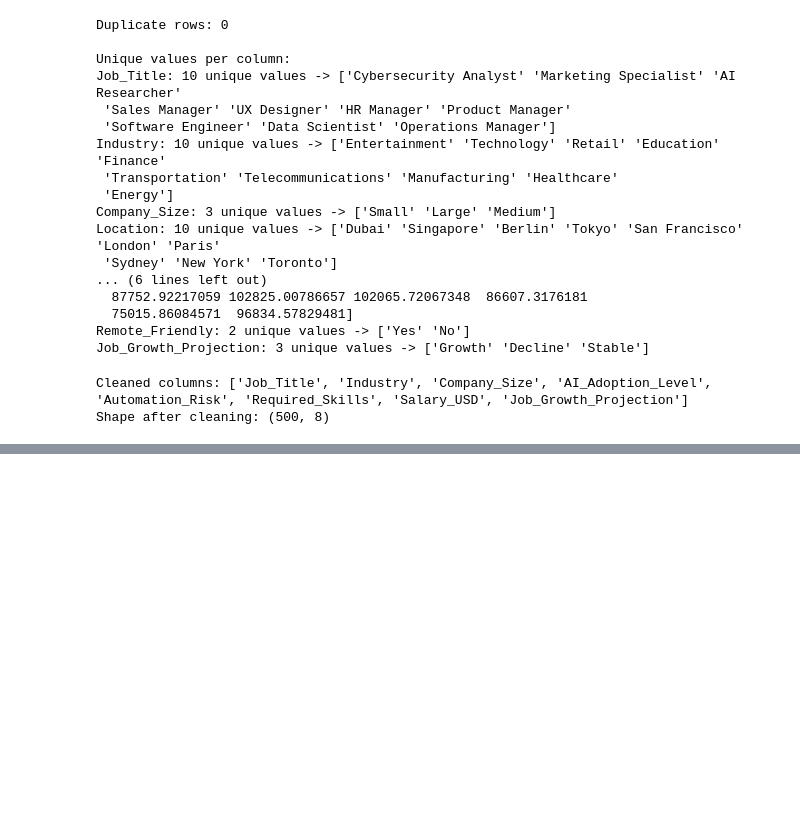
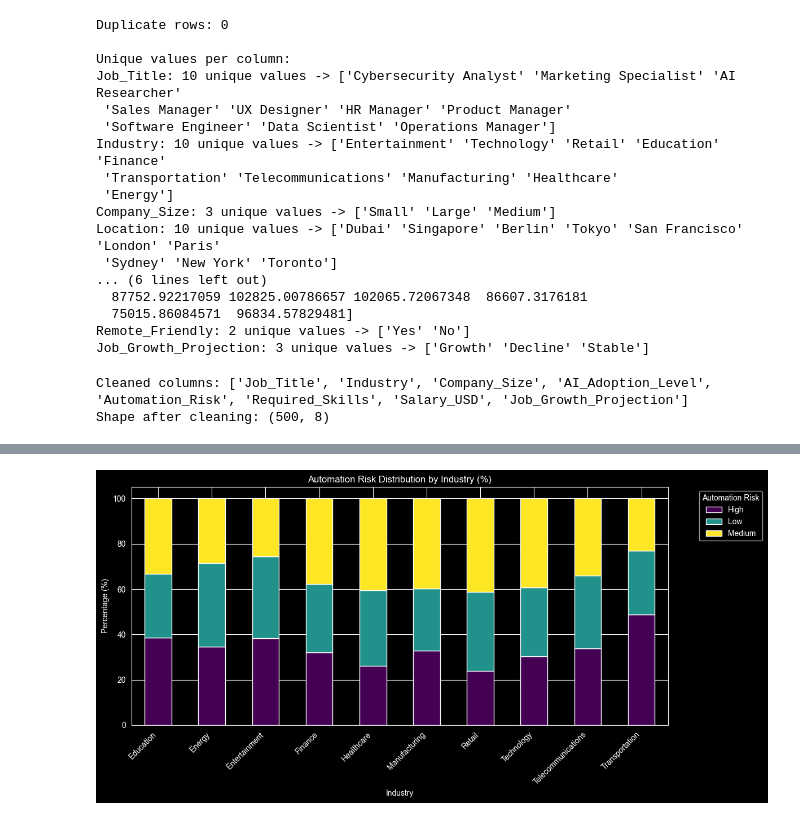
Before and after one commit to adrianofgnwn/AI-Automation-Risk-Predictor, a Jupyter notebook: notebooks/ai_automation_risk.ipynb, the cells around one changed output, grey strips where cells are left out. Saved outputs shown, nothing was run; the diff lists cells and outputs as text; code cells hidden in the pictures; blank space fills up the shorter version.

```diff
--- a/notebooks/ai_automation_risk.ipynb
+++ b/notebooks/ai_automation_risk.ipynb
@@ -96,0 +119,15 @@ Shape after cleaning: (500, 8)
+# %%
+# Stacked bar chart - Automation Risk % by Industry
+risk_industry = df_clean.groupby(['Industry', 'Automation_Risk']).size().unstack()
+risk_industry_pct = risk_industry.div(risk_industry.sum(axis=1), axis=0) * 100
+
+risk_industry_pct.plot(kind='bar', stacked=True, figsize=(12, 6), colormap='viridis')
+plt.title('Automation Risk Distribution by Industry (%)')
+plt.xlabel('Industry')
+plt.ylabel('Percentage (%)')
+plt.xticks(rotation=45, ha='right')
+plt.legend(title='Automation Risk', bbox_to_anchor=(1.05, 1))
+plt.tight_layout()
+plt.show()
+# %% [output]
+[figure, added]
```
Also changed, not shown: parts of 6 cells of this notebook.
